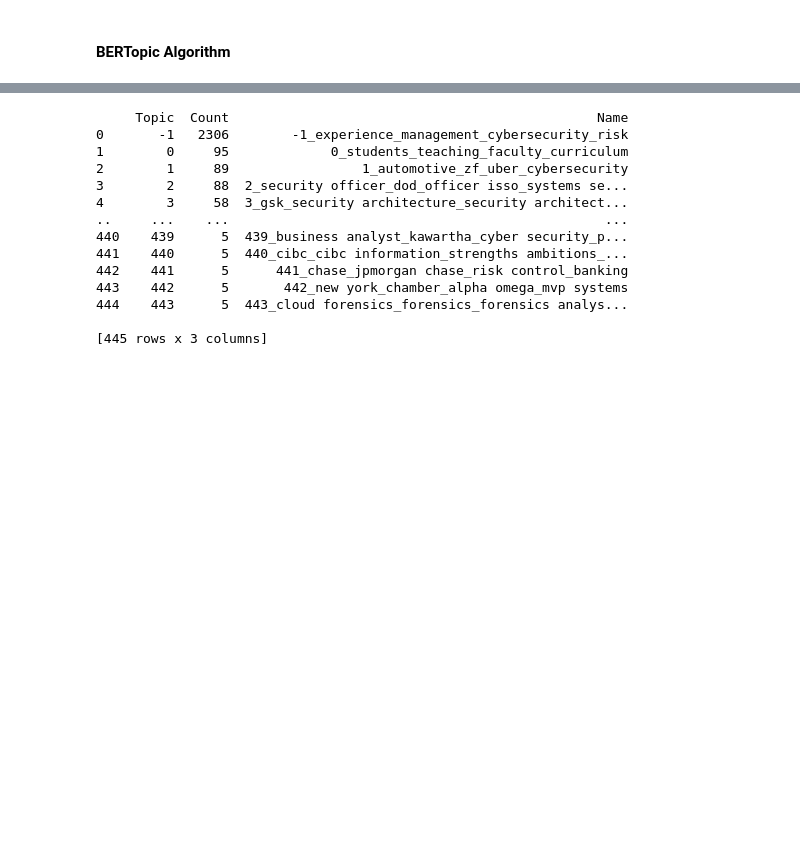
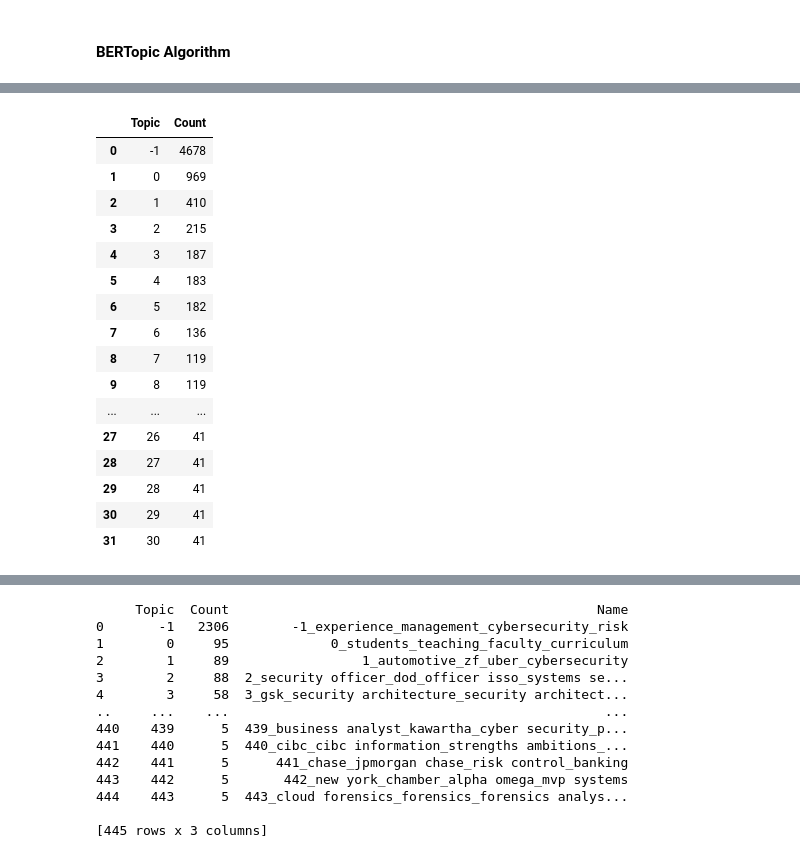
Before and after one commit to hannahabraham-gmu/Scape-Save-DAEN690, a Jupyter notebook: Demand Analysis/bertopic modeling.ipynb, the cells around one changed output, grey strips where cells are left out. Saved outputs shown, nothing was run; the diff lists cells and outputs as text; code cells hidden in the pictures; blank space fills up the shorter version.

```diff
--- a/Demand Analysis/bertopic modeling.ipynb
+++ b/Demand Analysis/bertopic modeling.ipynb
@@ -228,3 +244,23 @@ topic_model.get_topic_freq()
+# %%
+topic_model_in.get_topic_freq()
+# %% [output]
+|  | Topic | Count |
+| 0 | -1 | 4678 |
+| 1 | 0 | 969 |
+| 2 | 1 | 410 |
+| 3 | 2 | 215 |
+| 4 | 3 | 187 |
+| 5 | 4 | 183 |
+| 6 | 5 | 182 |
+| 7 | 6 | 136 |
+| 8 | 7 | 119 |
+| 9 | 8 | 119 |
+| ... | ... | ... |
+| 27 | 26 | 41 |
+| 28 | 27 | 41 |
+| 29 | 28 | 41 |
+| 30 | 29 | 41 |
+| 31 | 30 | 41 |
 # %%
 #topic reduction model, reduce topic count to 50
 
```
Also changed, not shown: parts of 7 cells of this notebook.
